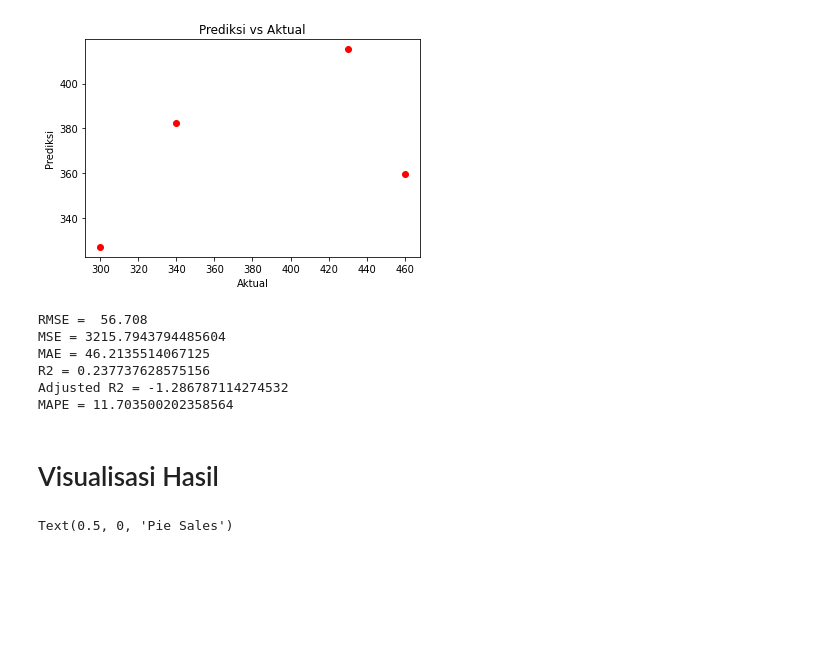
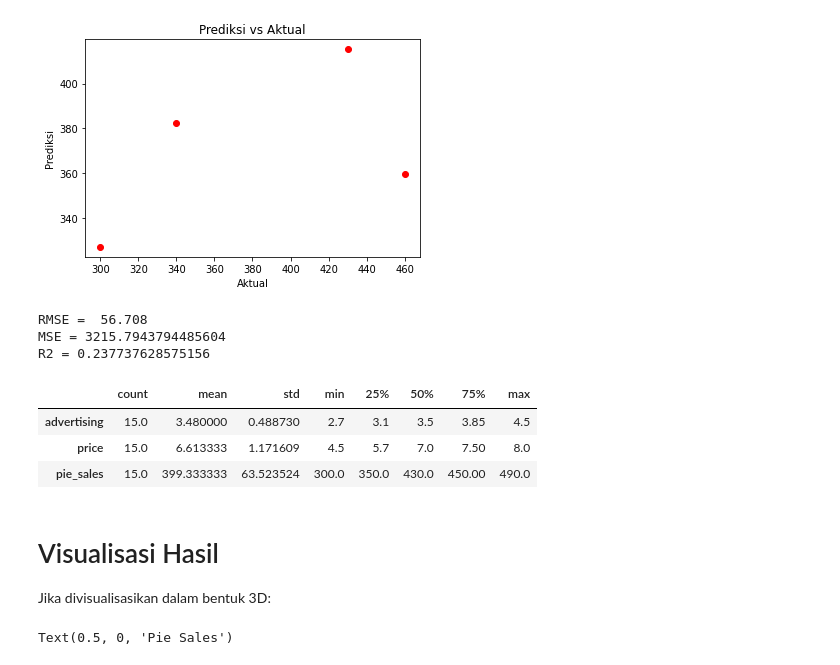
Before and after one commit to fyansyarafa/pie-sales-multiple-linear-regression, a Jupyter notebook: Pie_Sales_Linear_Regression.ipynb, the cells around one changed output. Saved outputs shown, nothing was run; the diff lists cells and outputs as text; code cells hidden in the pictures; blank space fills up the shorter version.

```diff
--- a/Pie_Sales_Linear_Regression.ipynb
+++ b/Pie_Sales_Linear_Regression.ipynb
@@ -287,14 +304,20 @@ MAPE = np.mean(np.abs( (y_test-y_predict) / y_test  )  )*100
 # %%
-print('RMSE = ', RMSE, '\nMSE =', MSE , '\nMAE =', MAE, '\nR2 =', r2, '\nAdjusted R2 =', adj_r2, '\nMAPE =', MAPE)
+print('RMSE = ', RMSE, '\nMSE =', MSE , '\nR2 =', r2)
 # %% [output]
 RMSE =  56.708
 MSE = 3215.7943794485604
-MAE = 46.2135514067125
 R2 = 0.237737628575156
-Adjusted R2 = -1.286787114274532
-MAPE = 11.703500202358564
+# %%
+df[['advertising','price','pie_sales']].describe().transpose()
+# %% [output]
+|  | count | mean | std | min | 25% | 50% | 75% | max |
+| advertising | 15.0 | 3.480000 | 0.488730 | 2.7 | 3.1 | 3.5 | 3.85 | 4.5 |
+| price | 15.0 | 6.613333 | 1.171609 | 4.5 | 5.7 | 7.0 | 7.50 | 8.0 |
+| pie_sales | 15.0 | 399.333333 | 63.523524 | 300.0 | 350.0 | 430.0 | 450.00 | 490.0 |
 # %% [markdown]
 # Visualisasi Hasil
+
+Jika divisualisasikan dalam bentuk 3D:
 # %%
 from mpl_toolkits.mplot3d import Axes3D
 x_surf, y_surf = np.meshgrid(np.linspace(df['advertising'].min(),
```
Also changed, not shown: parts of 20 cells of this notebook.
